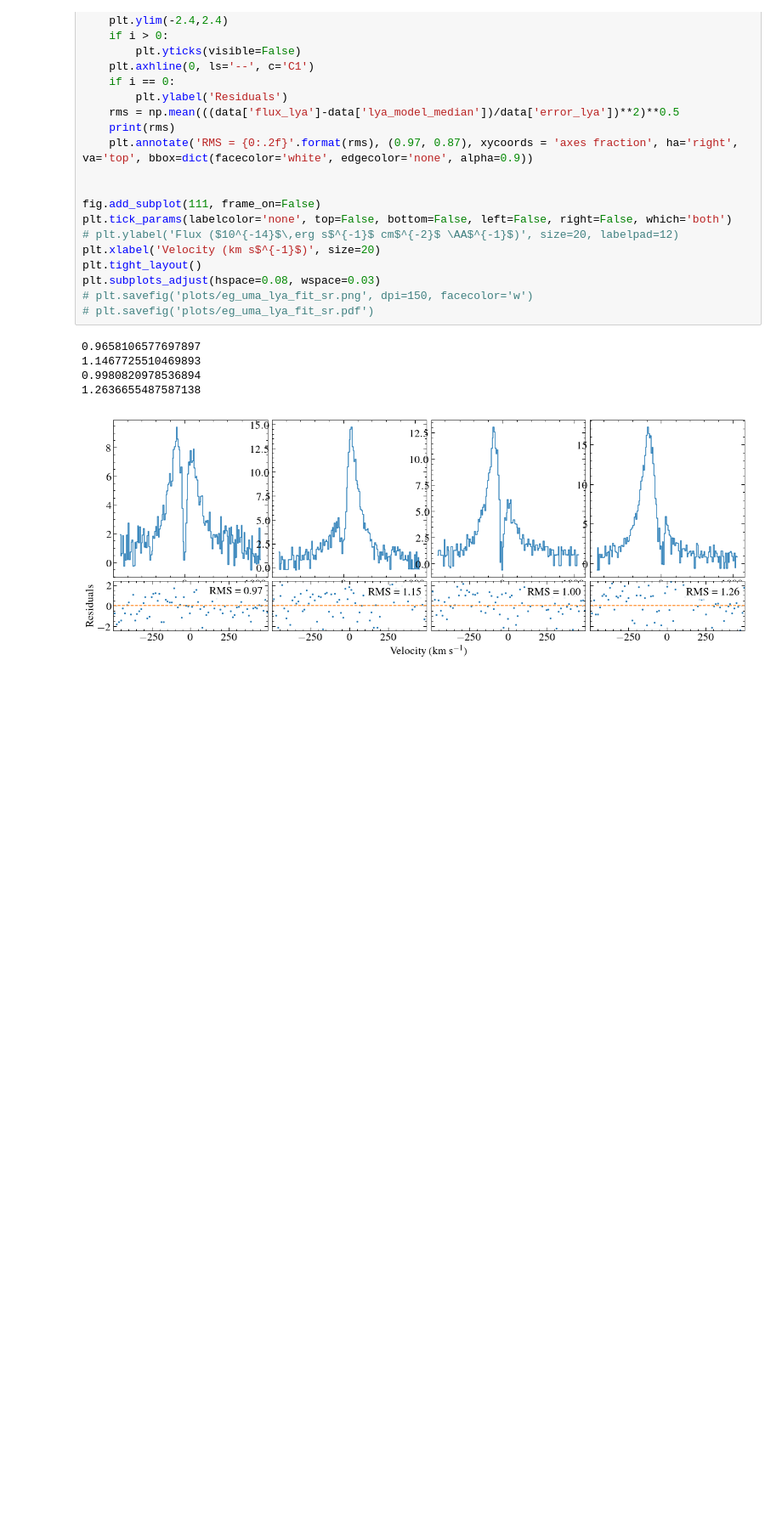
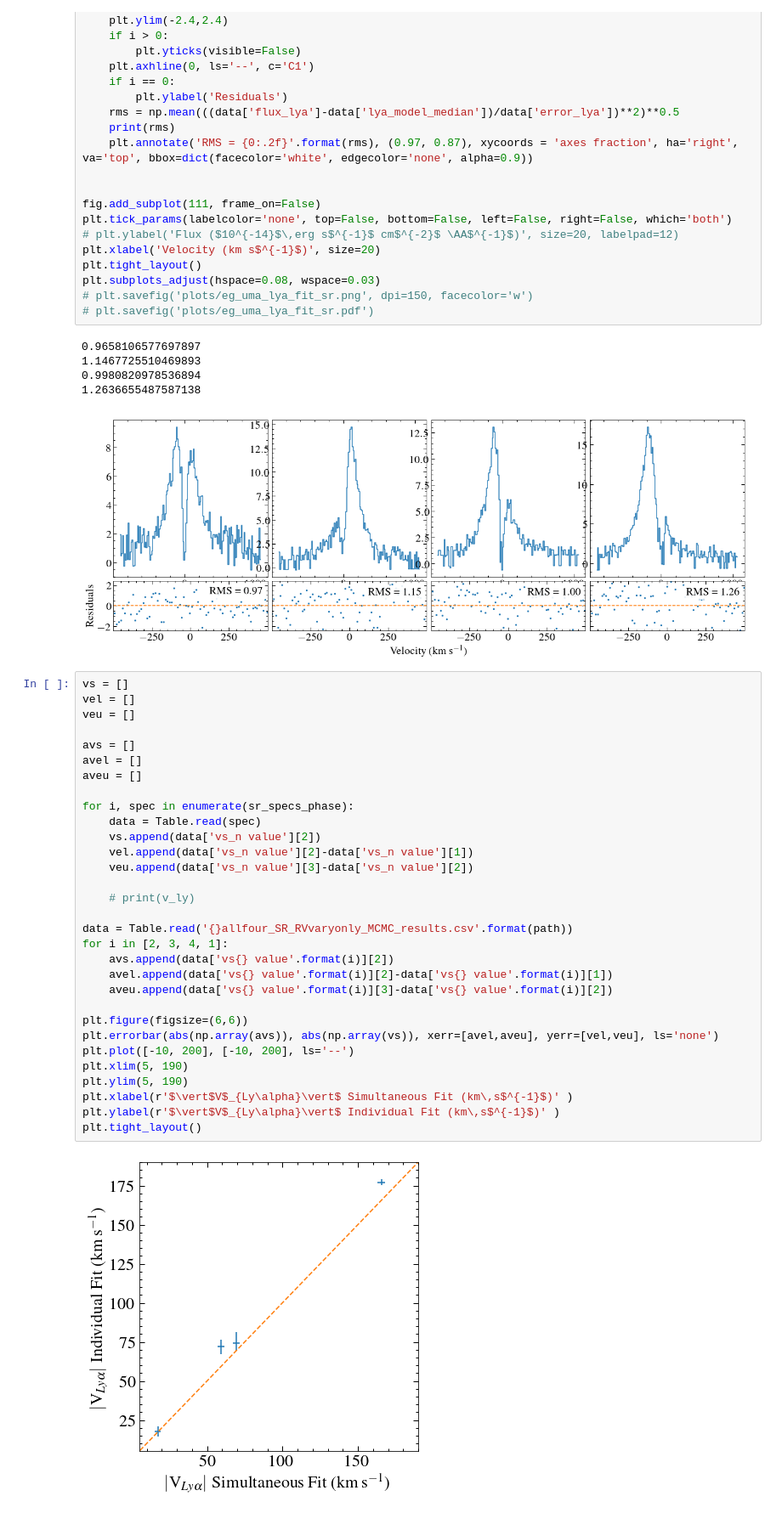
Before and after one commit to davidjwilson/pceb, a Jupyter notebook: eg_uma/eg_uma_lya_results.ipynb, the cells around one changed output. Shown at 85% size. Drawn from its saved outputs; the diff is of its cells as text; blank space fills up the shorter version.

```diff
--- a/eg_uma/eg_uma_lya_results.ipynb
+++ b/eg_uma/eg_uma_lya_results.ipynb
@@ -1446,3 +1626,36 @@ plt.subplots_adjust(hspace=0.08, wspace=0.03)
 0.9980820978536894
 1.2636655487587138
 [figure]
+# %%
+vs = []
+vel = []
+veu = []
+
+avs = []
+avel = []
+aveu = []
+
+for i, spec in enumerate(sr_specs_phase):
+    data = Table.read(spec)
+    vs.append(data['vs_n value'][2])
+    vel.append(data['vs_n value'][2]-data['vs_n value'][1])
+    veu.append(data['vs_n value'][3]-data['vs_n value'][2])
+
+    # print(v_ly)
+
+data = Table.read('{}allfour_SR_RVvaryonly_MCMC_results.csv'.format(path))
+for i in [2, 3, 4, 1]:
+    avs.append(data['vs{} value'.format(i)][2])
+    avel.append(data['vs{} value'.format(i)][2]-data['vs{} value'.format(i)][1])
+    aveu.append(data['vs{} value'.format(i)][3]-data['vs{} value'.format(i)][2])
+
+plt.figure(figsize=(6,6))
+plt.errorbar(abs(np.array(avs)), abs(np.array(vs)), xerr=[avel,aveu], yerr=[vel,veu], ls='none')
+plt.plot([-10, 200], [-10, 200], ls='--')
+plt.xlim(5, 190)
+plt.ylim(5, 190)
+plt.xlabel(r'$\vert$V$_{Ly\alpha}\vert$ Simultaneous Fit (km\,s$^{-1}$)' )
+plt.ylabel(r'$\vert$V$_{Ly\alpha}\vert$ Individual Fit (km\,s$^{-1}$)' )
+plt.tight_layout()
+# %% [output]
+[figure, added]
```
Also changed, not shown: parts of 28 cells of this notebook, 25 other files.
